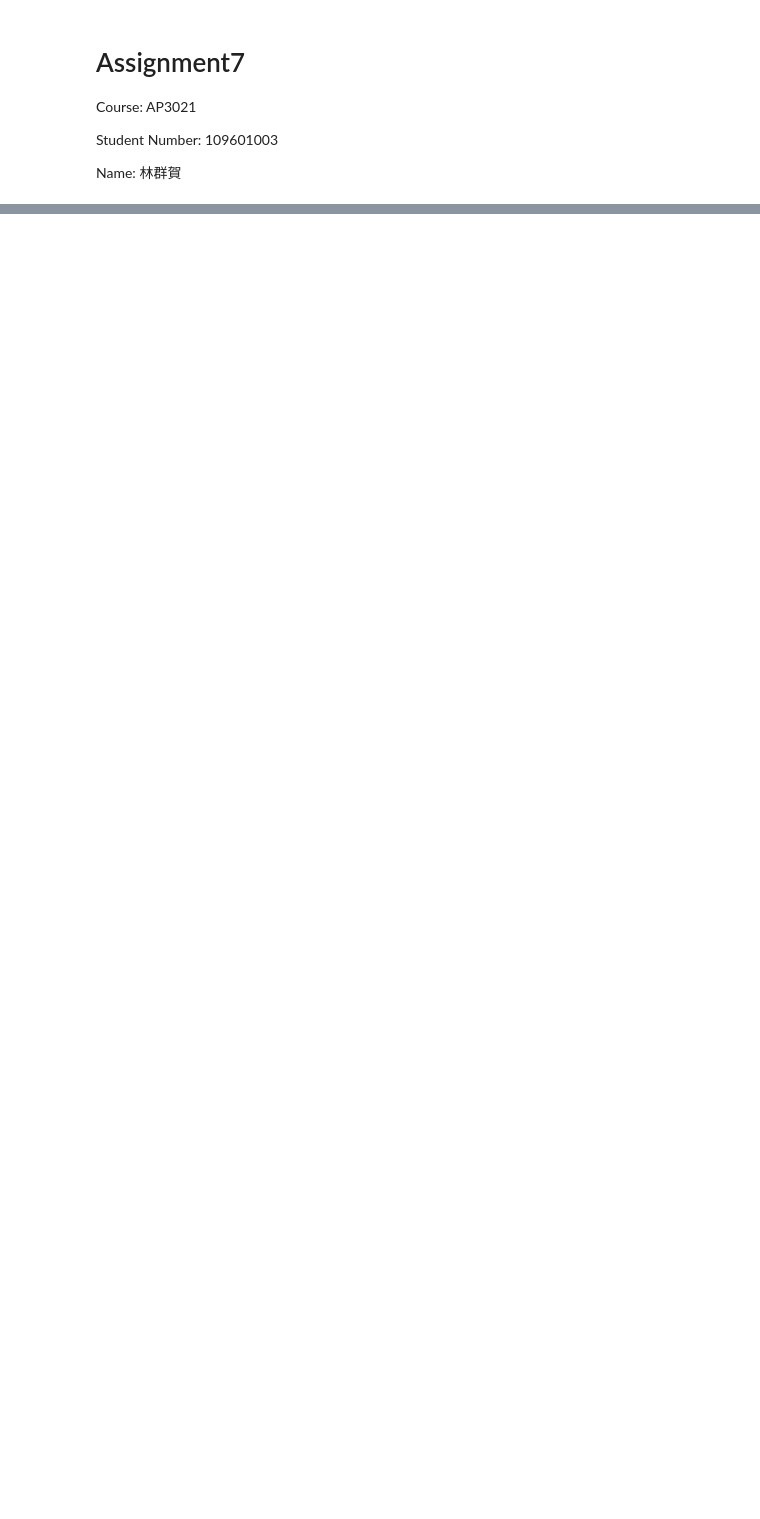
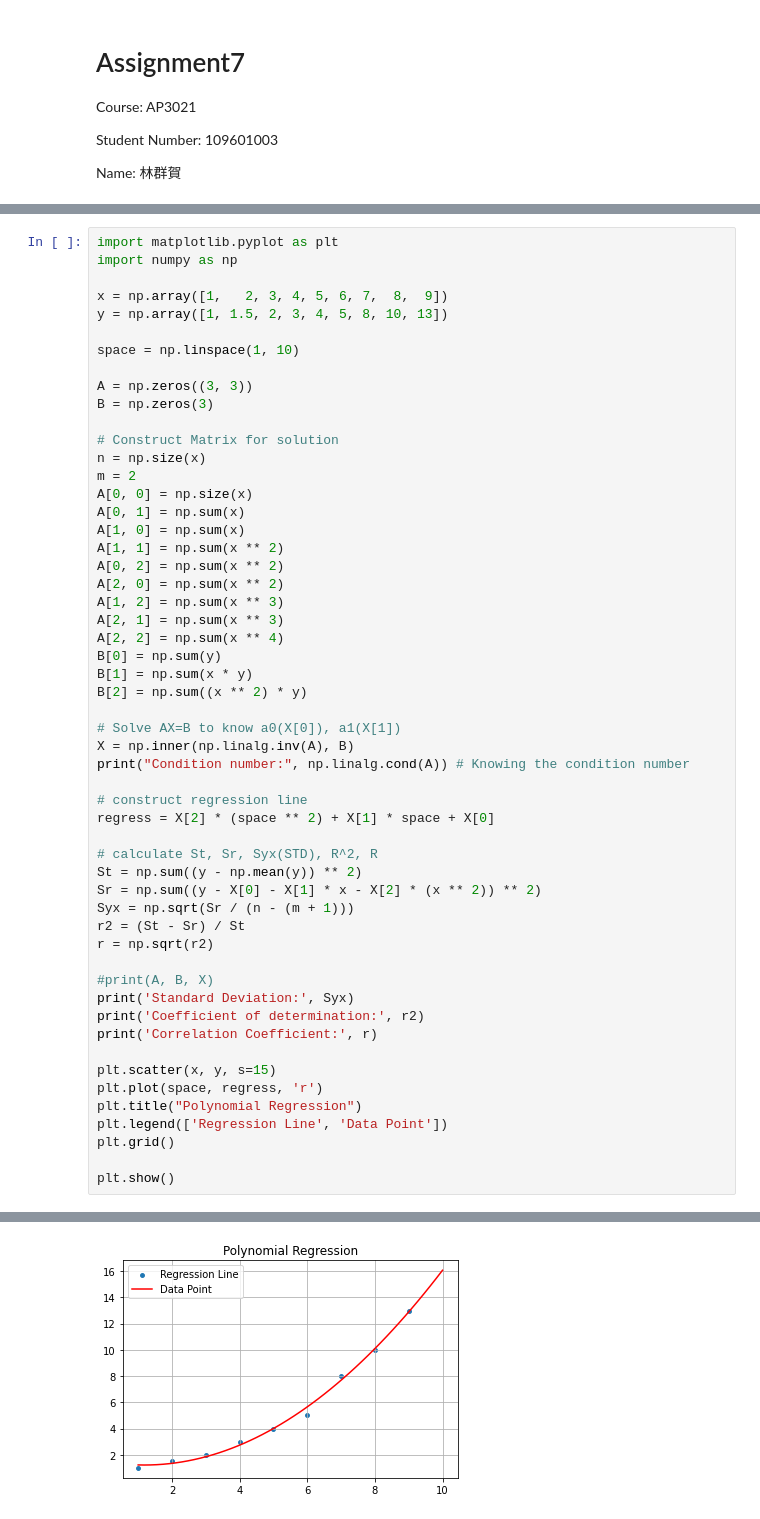
Before and after one commit to 1chooo/ATM-Numerical-Analysis, a Jupyter notebook: Assignment/A07/main.ipynb, the cells around one changed output, grey strips where cells are left out. Cells and saved outputs as stored; diff of their text form; blank space fills up the shorter version.

```diff
--- a/Assignment/A07/main.ipynb
+++ b/Assignment/A07/main.ipynb
@@ -58,0 +66,55 @@ plt.show()
+# %%
+import matplotlib.pyplot as plt
+import numpy as np
+
+x = np.array([1,   2, 3, 4, 5, 6, 7,  8,  9])
+y = np.array([1, 1.5, 2, 3, 4, 5, 8, 10, 13])
+
+space = np.linspace(1, 10)
+
+A = np.zeros((3, 3))
+B = np.zeros(3)
+
+# Construct Matrix for solution
+n = np.size(x)
+m = 2
+A[0, 0] = np.size(x)
+A[0, 1] = np.sum(x)
+A[1, 0] = np.sum(x)
+A[1, 1] = np.sum(x ** 2)
+A[0, 2] = np.sum(x ** 2)
+A[2, 0] = np.sum(x ** 2)
+A[1, 2] = np.sum(x ** 3)
+A[2, 1] = np.sum(x ** 3)
+A[2, 2] = np.sum(x ** 4)
+B[0] = np.sum(y)
+B[1] = np.sum(x * y)
+B[2] = np.sum((x ** 2) * y)
+
+# Solve AX=B to know a0(X[0]), a1(X[1])
+X = np.inner(np.linalg.inv(A), B)
+print("Condition number:", np.linalg.cond(A)) # Knowing the condition number
+
+# construct regression line
+regress = X[2] * (space ** 2) + X[1] * space + X[0]
+
+# calculate St, Sr, Syx(STD), R^2, R
+St = np.sum((y - np.mean(y)) ** 2)
+Sr = np.sum((y - X[0] - X[1] * x - X[2] * (x ** 2)) ** 2)
+Syx = np.sqrt(Sr / (n - (m + 1)))
+r2 = (St - Sr) / St
+r = np.sqrt(r2)
+
+#print(A, B, X)
+print('Standard Deviation:', Syx)
+print('Coefficient of determination:', r2)
+print('Correlation Coefficient:', r)
+
+plt.scatter(x, y, s=15)
+plt.plot(space, regress, 'r')
+plt.title("Polynomial Regression")
+plt.legend(['Regression Line', 'Data Point'])
+plt.grid()
+
+plt.show()
+# %% [output]
@@ -58,0 +125 @@ plt.show()
+[figure, added]
```
Also changed, not shown: parts of 30 cells of this notebook, 5 other files.
